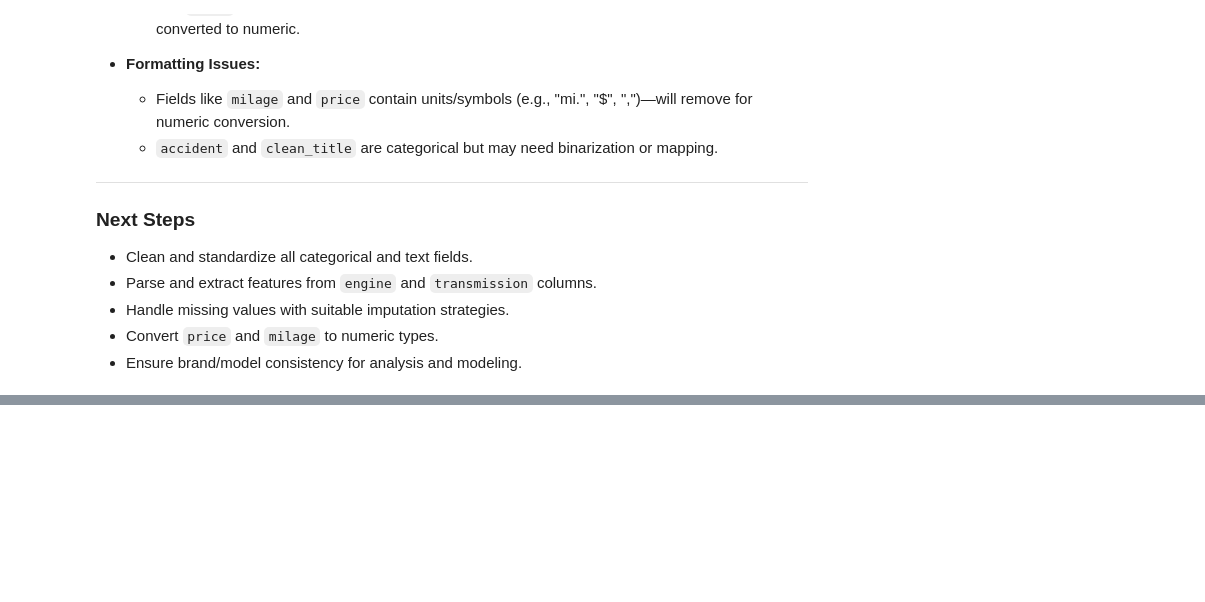
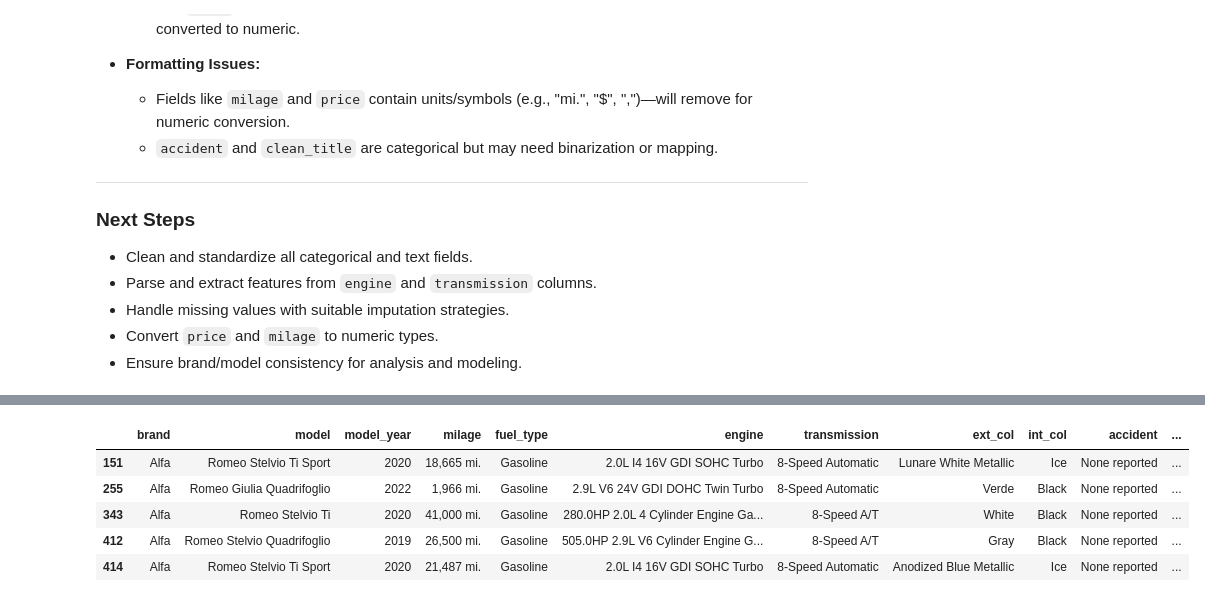
Before and after one commit to DigimonFrankie/Projects, a Jupyter notebook: Used Car Price Prediction: Predictive Modeling with Real-World Data/EDA & Preprocessing.ipynb, the cells around one changed output, grey strips where cells are left out. Saved outputs shown, nothing was run; the diff lists cells and outputs as text; code cells hidden in the pictures; blank space fills up the shorter version.

Commit message:
Correct Brand name

```diff
--- a/Used Car Price Prediction: Predictive Modeling with Real-World Data/EDA & Preprocessing.ipynb
+++ b/Used Car Price Prediction: Predictive Modeling with Real-World Data/EDA & Preprocessing.ipynb
@@ -79,0 +125,9 @@ df.head()
+# %%
+df[df['brand'] == 'Alfa'].head()
+# %% [output]
+|  | brand | model | model_year | milage | fuel_type | engine | transmission | ext_col | int_col | accident | ... |
+| 151 | Alfa | Romeo Stelvio Ti Sport | 2020 | 18,665 mi. | Gasoline | 2.0L I4 16V GDI SOHC Turbo | 8-Speed Automatic | Lunare White Metallic | Ice | None reported | ... |
+| 255 | Alfa | Romeo Giulia Quadrifoglio | 2022 | 1,966 mi. | Gasoline | 2.9L V6 24V GDI DOHC Twin Turbo | 8-Speed Automatic | Verde | Black | None reported | ... |
+| 343 | Alfa | Romeo Stelvio Ti | 2020 | 41,000 mi. | Gasoline | 280.0HP 2.0L 4 Cylinder Engine Ga... | 8-Speed A/T | White | Black | None reported | ... |
+| 412 | Alfa | Romeo Stelvio Quadrifoglio | 2019 | 26,500 mi. | Gasoline | 505.0HP 2.9L V6 Cylinder Engine G... | 8-Speed A/T | Gray | Black | None reported | ... |
+| 414 | Alfa | Romeo Stelvio Ti Sport | 2020 | 21,487 mi. | Gasoline | 2.0L I4 16V GDI SOHC Turbo | 8-Speed Automatic | Anodized Blue Metallic | Ice | None reported | ... |
```
Also changed, not shown: parts of 13 cells of this notebook.
